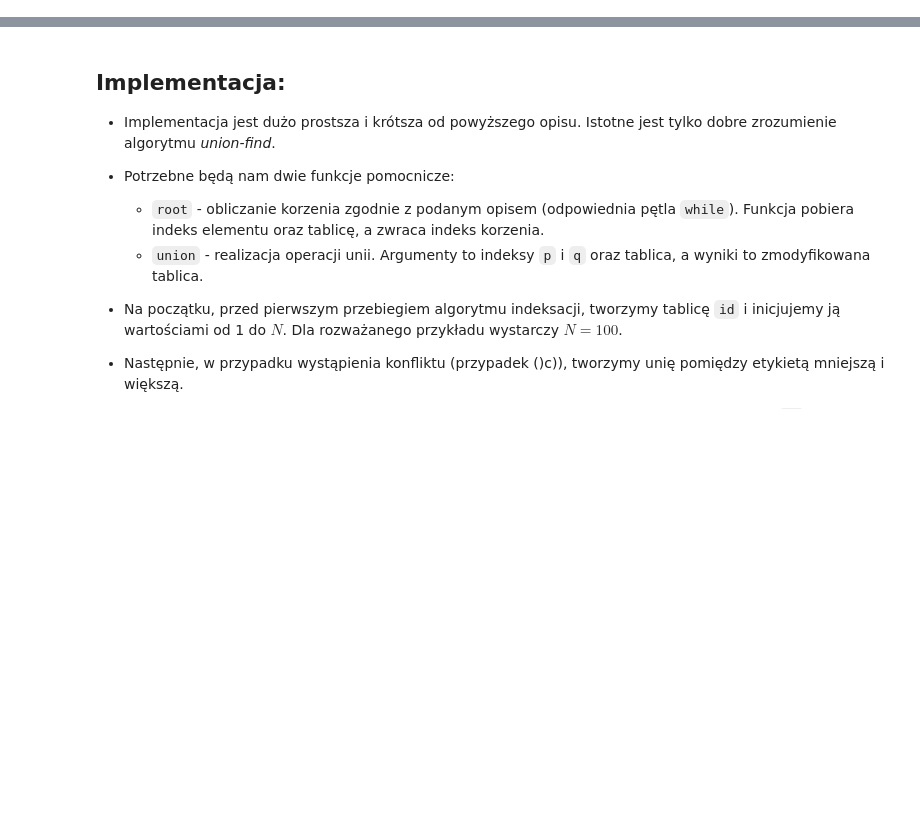
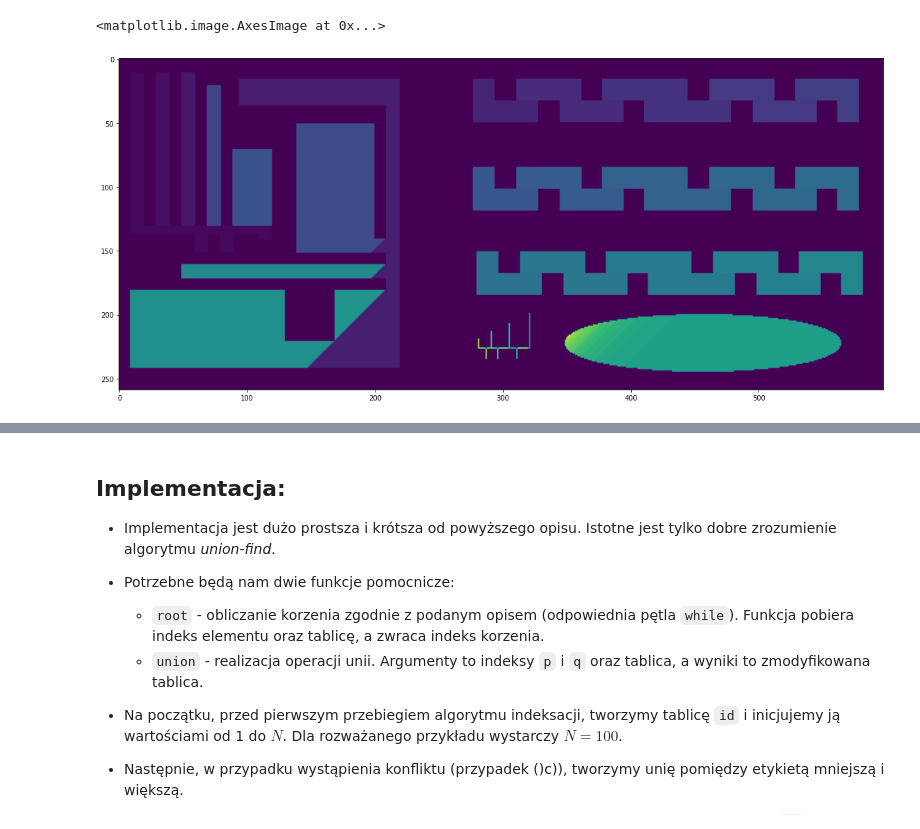
Before and after one commit to prz-ziaja/sem5, a Jupyter notebook: poc/lab13/13_ccl.ipynb, the cells around one changed output, grey strips where cells are left out. Cells and saved outputs as stored; diff of their text form; code cells hidden in the pictures; blank space fills up the shorter version.

```diff
--- a/poc/lab13/13_ccl.ipynb
+++ b/poc/lab13/13_ccl.ipynb
@@ -88,6 +88,35 @@ if not os.path.exists("shapesReal.png") :
     !wget https://raw.githubusercontent.com/vision-agh/poc_sw/master/13_CCL/shapesReal.png --no-check-certificate
 
 # Implementacja pierwszego kroku indeksacji
+ccl = cv2.imread('ccl1.png',0)
+# %%
+def get_frame(img,x,y,size=3):
+    delta = size//2
+    return img[x-delta:x+delta+1,y-delta:y+delta+1]
+
+def index(img):
+    L=1
+    for i in range(1,img.shape[0]):
+        for j in range(1,img.shape[1]-1):
+            val = img[i,j]
+            if val != 0:
+                neigh = get_frame(img,i,j).flatten()[:4]
+                if 0==np.sum(neigh):
+                    img[i,j] = L
+                    L += 1
+                elif np.all(neigh[neigh!=0]==neigh[neigh!=0][0]):
+                    img[i,j] = neigh[neigh!=0][0]
+                else:
+                    neigh[neigh==0]+=(np.max(neigh)+1)
+                    img[i,j]=np.min(neigh)
+    return img
+# %%
+fig,axs=plt.subplots(1)
+fig.set_size_inches(20,20)
+axs.imshow(index(ccl))
+# %% [output]
+<matplotlib.image.AxesImage at 0x...>
+[figure, added]
 # %% [markdown]
 ## Dyskusja:
 
```
